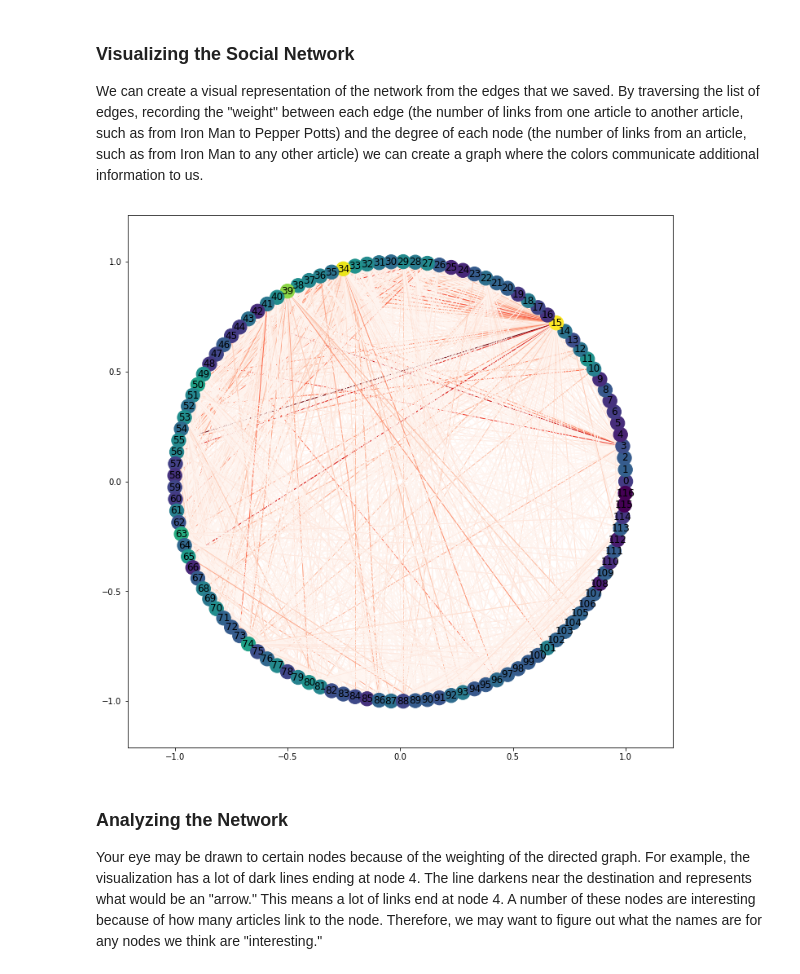
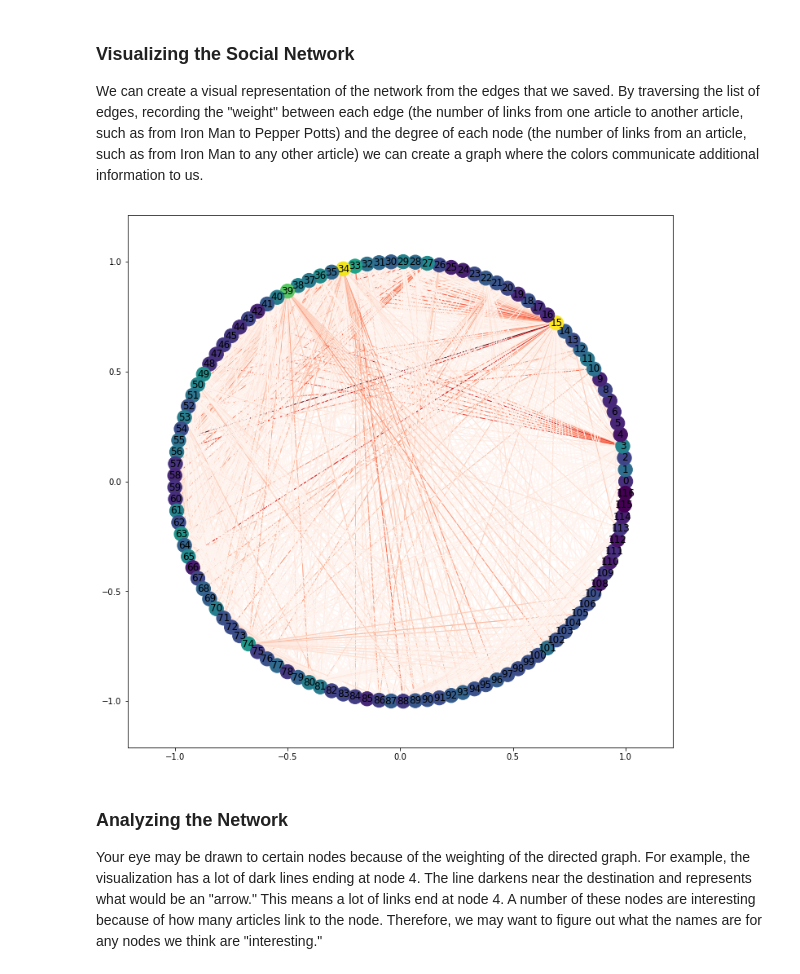
Before and after one commit to jchuahtacc/SuperheroSocialNetworking, a Jupyter notebook: Superhero Social Networking.ipynb, the cells around one changed output. Drawn from its saved outputs; the diff is of its cells as text; code cells hidden in the pictures.

Commit message:
Now pulls edge weights directly from the graph
Edge weight list order must come directly from the graph object. Same
with node degrees.

```diff
--- a/Superhero Social Networking.ipynb
+++ b/Superhero Social Networking.ipynb
@@ -318,47 +318,44 @@ graph = nx.DiGraph()
 edge_map = edges.edge_map
 length = len(edges.edge_map)
 
-weights = list()
-degrees = list()
-labels = dict()
 
 for row in range(0, length):
-    degree = 0
     for col in range(0, length):
         if edge_map[row][col] > 0:
-            graph.add_edge(row, col)
-            weights.append(edge_map[row][col])
+            graph.add_edge(row, col, weight=edge_map[row][col])
             degree = degree + 1
-    degrees.append(degree)
+
+weights = [ d["weight"] for (u, v, d) in graph.edges(data=True)]
+degrees = nx.degree(graph).values()
 
 node_color_map = None
 edge_color_map = plt.cm.Reds
 
 if not len(weights):
     weights = 'k'
 
 if not len(degrees):
     sizes = 300
 
 if len(degrees):
     vmin = min(degrees)
     vmax = max(degrees)
 else:
     vmin = 0
     vmax = 0
 
 if len(weights):
     edge_vmin = min(weights)
     edge_vmax = max(weights)
 else:
     edge_vmin = 0
     edge_vmax = 0
 
 plt.figure(1, figsize=(12, 12))
 nx.draw_networkx(graph, pos = nx.circular_layout(graph), vmin=vmin, vmax=vmax, with_labels=True,edge_color=weights, node_color=degrees, edge_vmin=edge_vmin, edge_vmax=edge_vmax, edge_cmap=edge_color_map, cmap=node_color_map, arrows=False)
 plt.show()
 # %% [output]
-[figure, old version]
+[figure, new version]
 # %% [markdown]
 ### Analyzing the Network
 
```
Also changed, not shown: parts of 1 cell of this notebook, 1 other file.
